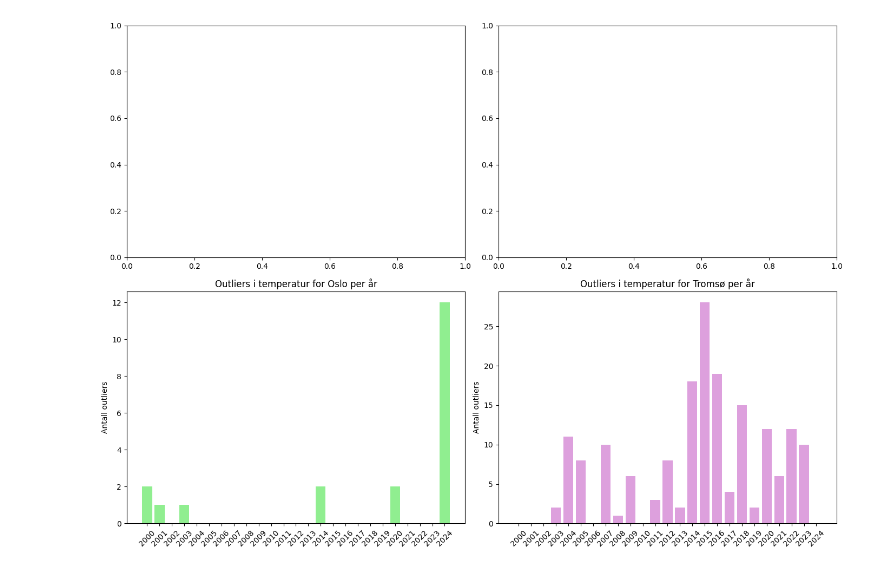
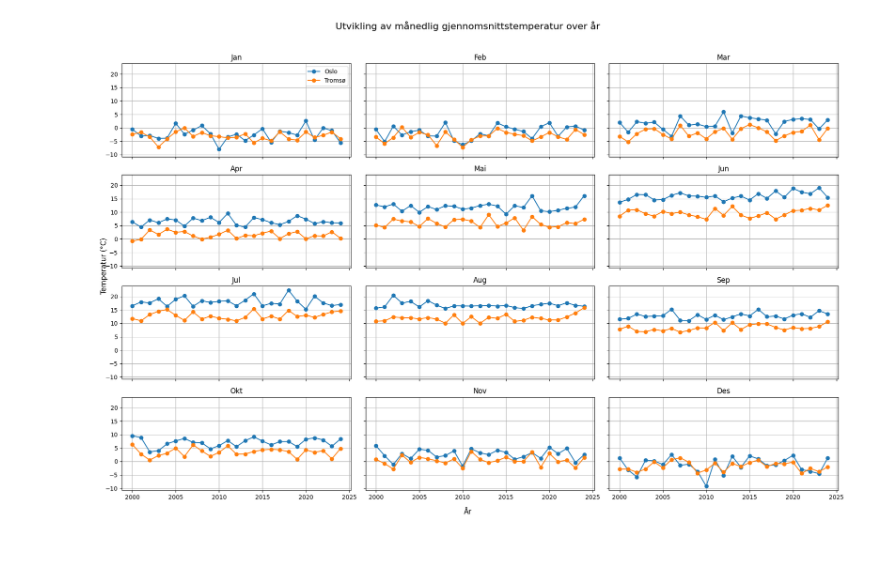
Before and after one commit to TDT4114-Gruppe2/Miljodataanalyseapplikasjon, a Jupyter notebook: visualization/keynumbers.ipynb, the cells around one changed output. Saved outputs shown, nothing was run; the diff lists cells and outputs as text; code cells hidden in the pictures.

```diff
--- a/visualization/keynumbers.ipynb
+++ b/visualization/keynumbers.ipynb
@@ -70,20 +125,30 @@ See the caveats in the documentation: https://pandas.pydata.org/pandas-docs/stab
 # %%
-# Visualiser antall outliers per måned med stolpediagram
-fig, ax = plt.subplots(2, 2, figsize=(14, 10), sharex=False)
+import matplotlib.pyplot as plt
 
-# Oslo, årlig
-ax[1, 0].bar(outliers_oslo_year.index.astype(str), outliers_oslo_year.values, color='lightgreen')
-ax[1, 0].set_title('Outliers i temperatur for Oslo per år')
-ax[1, 0].set_ylabel('Antall outliers')
-ax[1, 0].tick_params(axis='x', rotation=45)
+months = range(1, 13)
+month_labels = ['Jan', 'Feb', 'Mar', 'Apr', 'Mai', 'Jun', 'Jul', 'Aug', 'Sep', 'Okt', 'Nov', 'Des']
 
-# Tromsø, årlig
-ax[1, 1].bar(outliers_tromso_year.index.astype(str), outliers_tromso_year.values, color='plum')
-ax[1, 1].set_title('Outliers i temperatur for Tromsø per år')
-ax[1, 1].set_ylabel('Antall outliers')
-ax[1, 1].tick_params(axis='x', rotation=45)
+fig, axs = plt.subplots(4, 3, figsize=(18, 12), sharex=True, sharey=True)
+axs = axs.flatten()
 
-plt.tight_layout()
+for i, month in enumerate(months):
+    ax = axs[i]
+    # Filtrer data for én måned
+    oslo_month = monthly_avg_oslo[monthly_avg_oslo['month'] == month]
+    tromso_month = monthly_avg_tromso[monthly_avg_tromso['month'] == month]
+
+    ax.plot(oslo_month['year'], oslo_month['value'], label='Oslo', color='tab:blue', marker='o')
+    ax.plot(tromso_month['year'], tromso_month['value'], label='Tromsø', color='tab:orange', marker='o')
+
+    ax.set_title(month_labels[i])
+    ax.grid(True)
+
+# Felles etiketter
+fig.suptitle('Utvikling av månedlig gjennomsnittstemperatur over år', fontsize=16)
+fig.supxlabel('År')
+fig.supylabel('Temperatur (°C)')
+axs[0].legend()
+plt.tight_layout(rect=[0, 0, 1, 0.96])
 plt.show()
 # %% [output]
-[figure, old version]
+[figure, new version]
```
Also changed, not shown: parts of 1 cell of this notebook, 1 other file.
